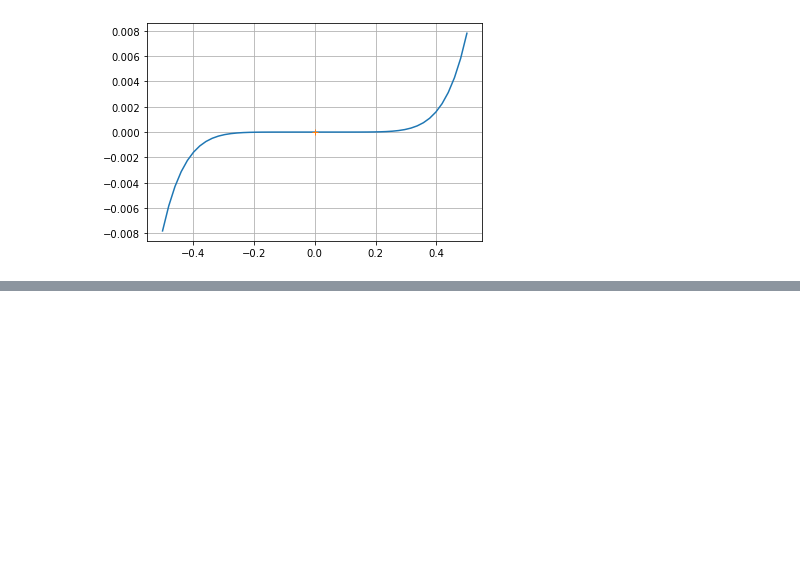
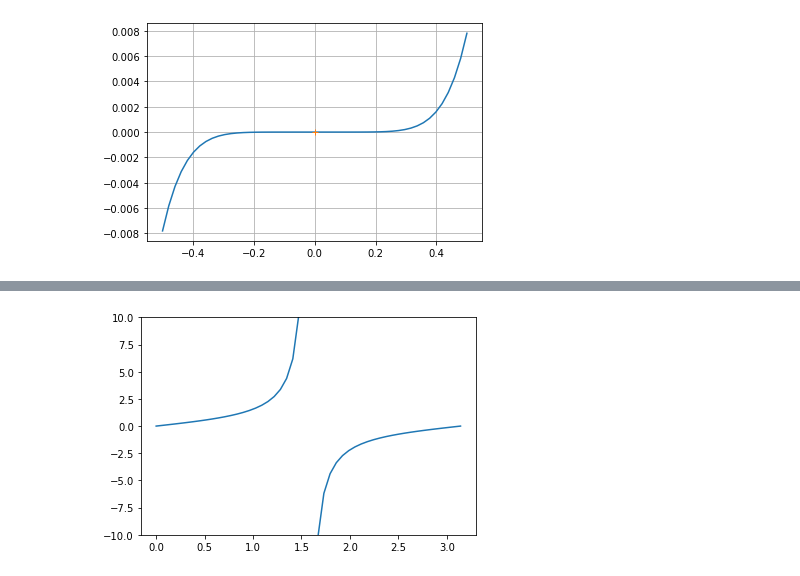
Before and after one commit to richmf/NotitasFisComp25-2, a Jupyter notebook: clase 7 (búsqueda de raices).ipynb, the cells around one changed output, grey strips where cells are left out. Cells and saved outputs as stored; diff of their text form; code cells hidden in the pictures; blank space fills up the shorter version.

```diff
--- a/clase 7 (búsqueda de raices).ipynb
+++ b/clase 7 (búsqueda de raices).ipynb
@@ -63,0 +89,6 @@ plt.show()
+# %%
+plt.plot(x,y)
+plt.ylim([-10,10])
+plt.show()
+# %% [output]
+[figure, added]
```
Also changed, not shown: parts of 2 cells of this notebook.
